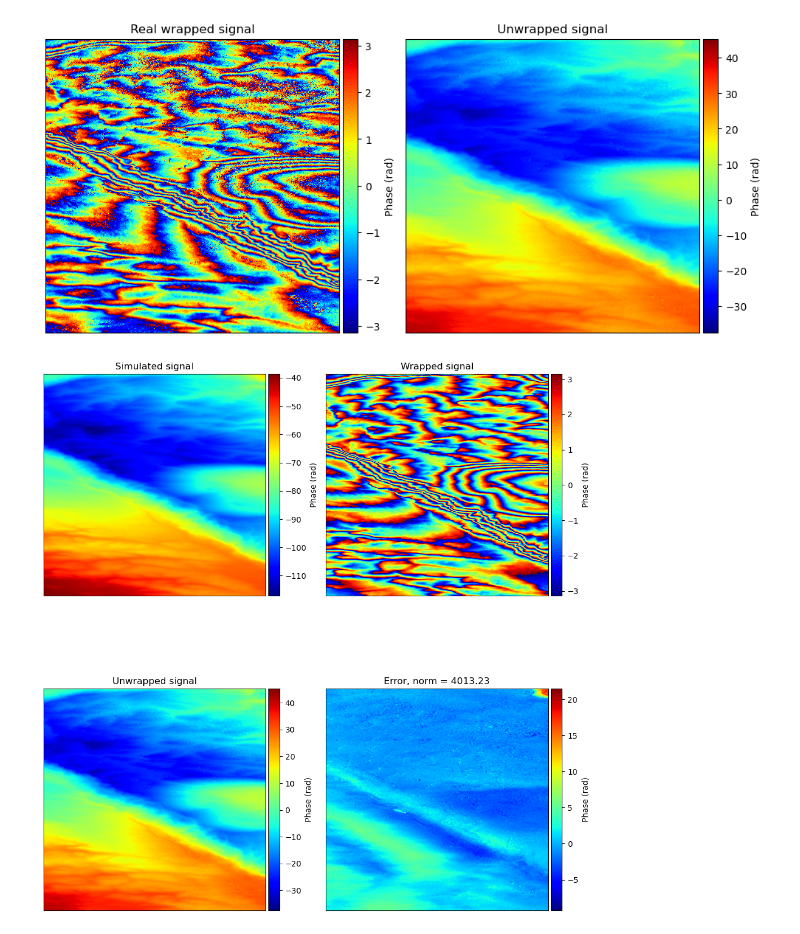
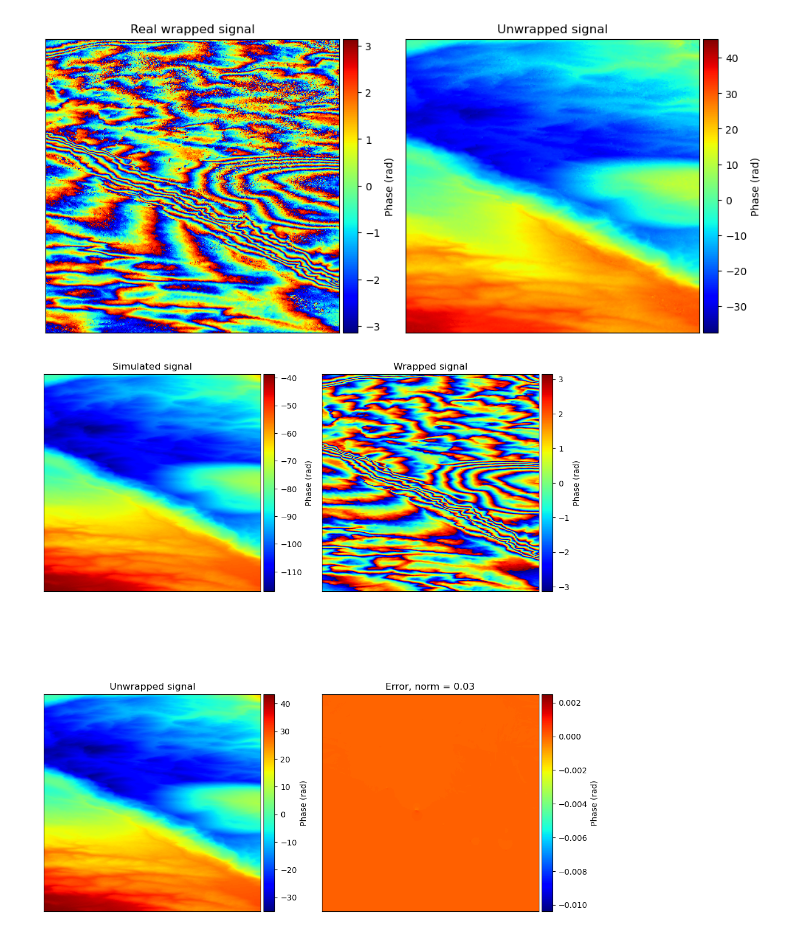
Before and after one commit to bpauld/PhaseUnwrapping, a Jupyter notebook: visualize_results.ipynb, the cells around one changed output. Cells and saved outputs as stored; diff of their text form; code cells hidden in the pictures.

```diff
--- a/visualize_results.ipynb
+++ b/visualize_results.ipynb
@@ -64,7 +64,7 @@ noise_level = "noiseless"
 location = "arz_lebanon"
 
 
-path_results = os.path.join(os.getcwd(), "results", location)
+path_results = os.path.join(os.getcwd(), "results", location, noise_level)
 path_data = os.path.join(os.getcwd(), "data", location, "npy_files")
 
 
@@ -79,31 +79,31 @@ fig, ((ax1, ax2), (ax3, ax4)) = plt.subplots(2, 2, figsize=(10, 12))
 im1 = ax1.imshow(X_original, cmap=cmap)
 im2 = ax2.imshow(X_wrapped, cmap=cmap, interpolation="nearest", vmin=-np.pi, vmax=np.pi)
 im3 = ax3.imshow(U, cmap=cmap)
 im4 = ax4.imshow(error, cmap=cmap)
 divider1 = make_axes_locatable(ax1)
 divider2 = make_axes_locatable(ax2)
 divider3 = make_axes_locatable(ax3)
 divider4 = make_axes_locatable(ax4)
 
 cax1 = divider1.append_axes('right', size='5%', pad=0.05)
 cax2 = divider2.append_axes('right', size='5%', pad=0.05)
 cax3 = divider3.append_axes('right', size='5%', pad=0.05)
 cax4 = divider4.append_axes('right', size='5%', pad=0.05)
 
 ax1.title.set_text("Simulated signal")
 ax2.title.set_text("Wrapped signal")
 ax3.title.set_text("Unwrapped signal")
 ax4.title.set_text("Error, norm = {0:.2f}".format(np.linalg.norm(error)))
 
 fig.colorbar(im1, cax=cax1, orientation='vertical', label="Phase (rad)")
 fig.colorbar(im2, cax=cax2, orientation='vertical', label="Phase (rad)")
 fig.colorbar(im3, cax=cax3, orientation='vertical', label="Phase (rad)")
 fig.colorbar(im4, cax=cax4, orientation='vertical', label="Phase (rad)")
 
 for ax in [ax1, ax2, ax3, ax4]:
         ax.set_yticks([])
         ax.set_xticks([])
 fig.tight_layout()
 plt.show()
 # %% [output]
-[figure, old version]
+[figure, new version]
```
Also changed, not shown: parts of 1 cell of this notebook.
